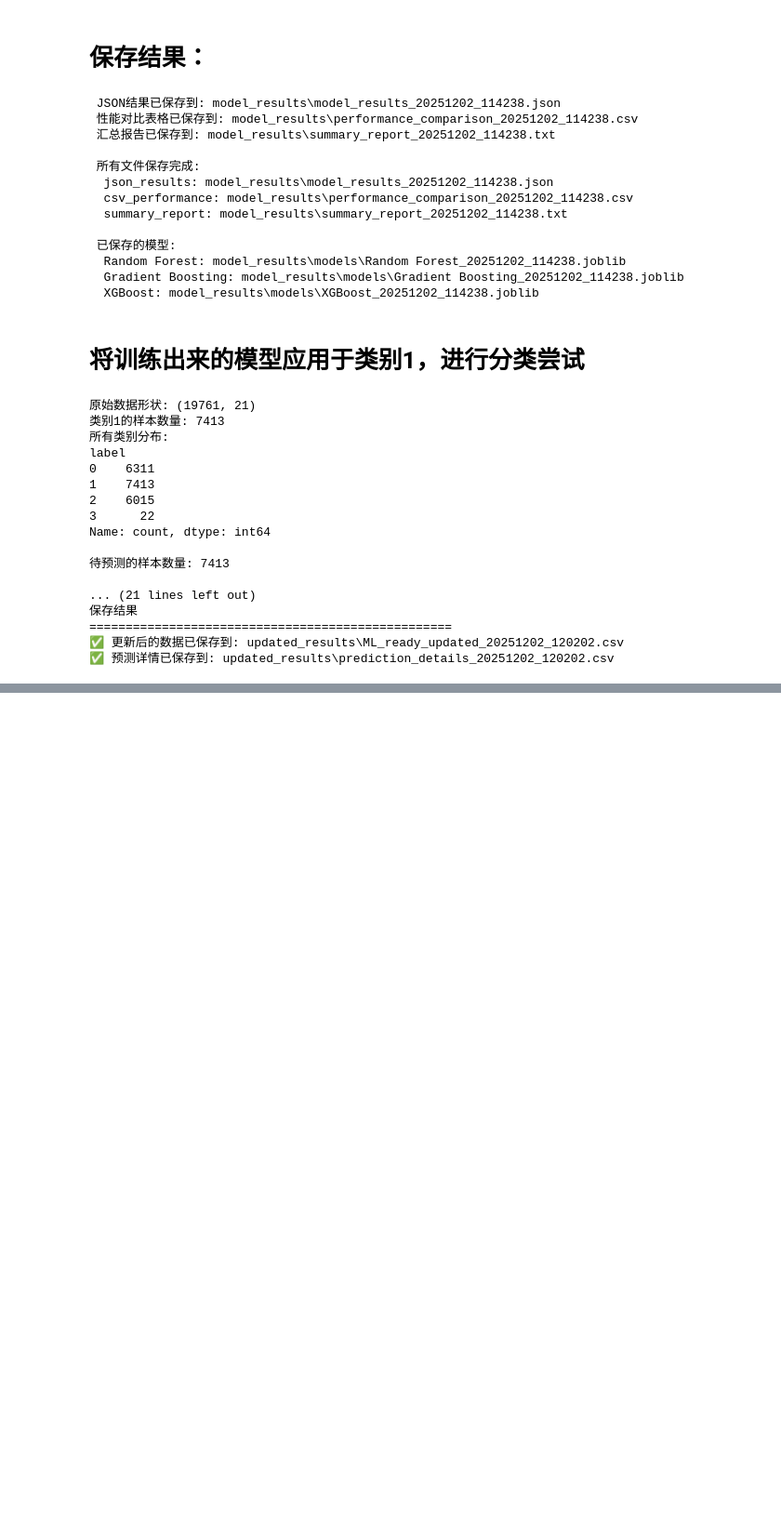
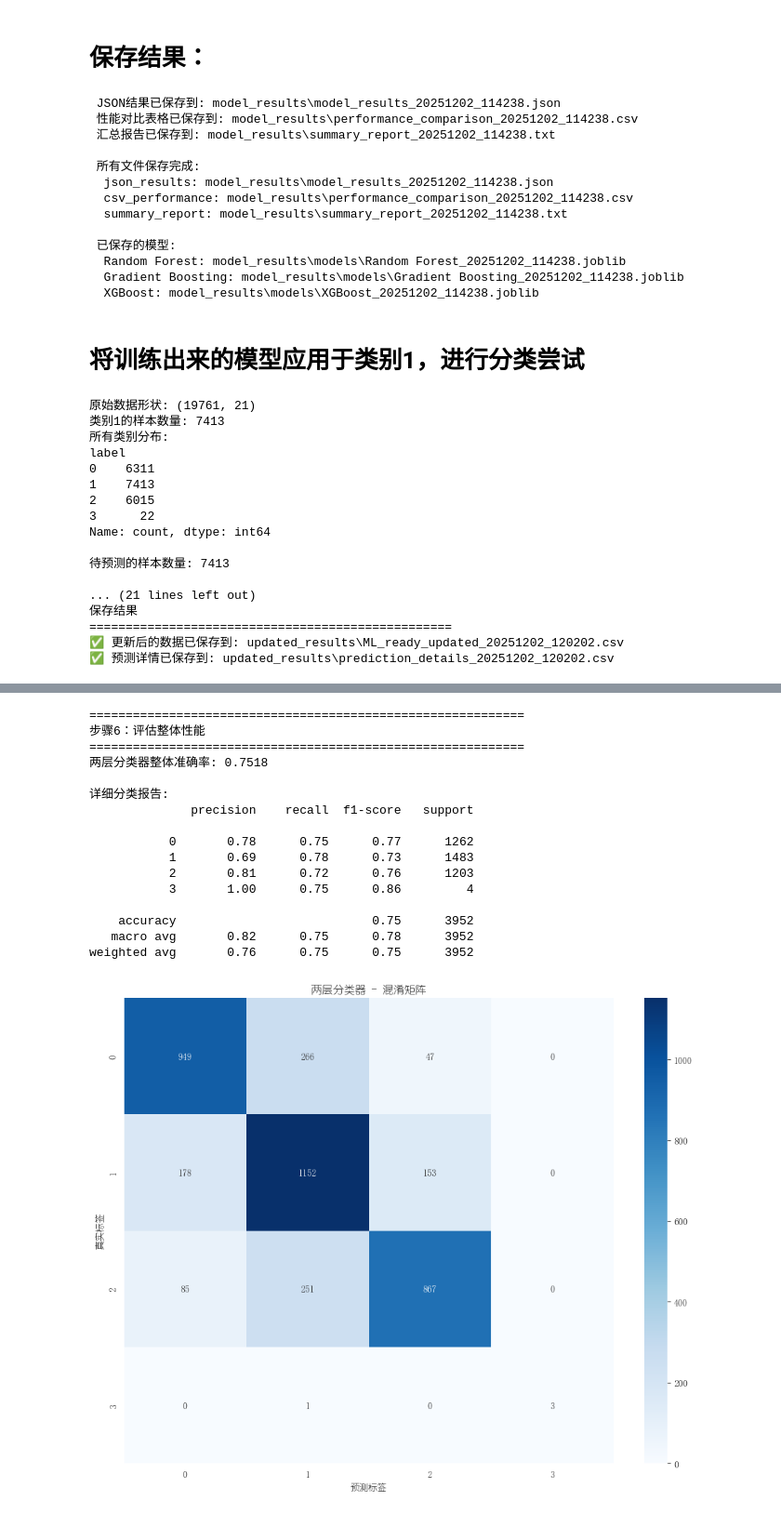
Before and after one commit to hopfd/Data-Analysis-for-planet-vadilation, a Jupyter notebook: 超参数调整与改进类别.ipynb, the cells around one changed output, grey strips where cells are left out. Shown at 93% size. Saved outputs shown, nothing was run; the diff lists cells and outputs as text; code cells hidden in the pictures; blank space fills up the shorter version.

```diff
--- a/超参数调整与改进类别.ipynb
+++ b/超参数调整与改进类别.ipynb
@@ -128,6 +128,9 @@ std      606.676580   1165.439181   0.345673     4.335476   0.261247
 Name: proportion, dtype: float64
 警告：数据可能存在类别不平衡问题
 # %%
+infinite_mask = np.isinf(ML_ready)
+rows_with_infinite = infinite_mask.any(axis=1)
+ML_ready= ML_ready[~rows_with_infinite].copy()
 # 由于1类——Candidate没有什么实际意义（仅仅是暂时无法确认，但是最终会被确认），因此在训练分类模型和测试时不考虑这一类
 ML_ready_used=ML_ready[ML_ready["label"]!=1]
 
@@ -991,0 +2395,75 @@ Name: count, dtype: int64
+# %%
+print("\n" + "=" * 60)
+print("步骤6：评估整体性能")
+print("=" * 60)
+
+# 计算准确率
+overall_accuracy_ = accuracy_score(y_test_, final_predictions_)
+print(f"两层分类器整体准确率: {overall_accuracy_:.4f}")
+
+# 与单层模型对比（假设有之前的最佳模型结果）
+if 'results' in globals() and best_model_name in results:
+    single_model_accuracy = results[best_model_name]['accuracy']
+    improvement_ = overall_accuracy_ - single_model_accuracy
+    print(f"单层最佳模型 ({best_model_name}) 准确率: {single_model_accuracy:.4f}")
+    print(f"两层分类器相比单层模型: {improvement_:+.4f} ({improvement_/single_model_accuracy*100:+.1f}%)")
+
+# 详细分类报告
+print("\n详细分类报告:")
+print(classification_report(y_test_, final_predictions_))
+
+# 混淆矩阵
+import matplotlib.pyplot as plt
+import seaborn as sns
+
+plt.figure(figsize=(10, 8))
+labels_all_ = sorted(np.unique(np.concatenate([y_test_, final_predictions_])))
+cm_ = confusion_matrix(y_test_, final_predictions_, labels=labels_all_)
+sns.heatmap(cm_, annot=True, fmt='d', cmap='Blues',
+            xticklabels=labels_all_, yticklabels=labels_all_)
+plt.title('两层分类器 - 混淆矩阵')
+plt.ylabel('真实标签')
+plt.xlabel('预测标签')
+plt.tight_layout()
+plt.show()
+
+# 分析每一层的表现
+print("\n" + "-" * 40)
+print("分层性能分析")
+print("-" * 40)
+
+# 第一层在测试集上的表现
+print("第一层 (1 vs 非1) 表现:")
+print(classification_report(y_test_layer1_, test_pred_layer1_, target_names=['非1', '1']))
+
+# 第二层在测试集上的表现（只对实际非1的样本）
+if mask_non1_test_.any():
+    actual_non1_mask_ = y_test_ != 1
+    second_layer_actual_non1_ = y_test_[actual_non1_mask_ & mask_non1_test_]
+    second_layer_pred_non1_ = final_predictions_[actual_non1_mask_ & mask_non1_test_]
+
+    if len(second_layer_actual_non1_) > 0:
+        print("\n第二层 (仅对实际非1且预测为非1的样本) 表现:")
+        print(classification_report(second_layer_actual_non1_, second_layer_pred_non1_))
+    else:
+        print("\n第二层: 没有实际非1且预测为非1的样本可用于评估")
+
+print("\n✅ 两层分类器评估完成")
+# %% [output]
+============================================================
+步骤6：评估整体性能
+============================================================
+两层分类器整体准确率: 0.7518
+
+详细分类报告:
+              precision    recall  f1-score   support
+
+           0       0.78      0.75      0.77      1262
+           1       0.69      0.78      0.73      1483
+           2       0.81      0.72      0.76      1203
+           3       1.00      0.75      0.86         4
+
+    accuracy                           0.75      3952
+   macro avg       0.82      0.75      0.78      3952
+weighted avg       0.76      0.75      0.75      3952
+[figure, added]
```
Also changed, not shown: parts of 24 cells of this notebook.
